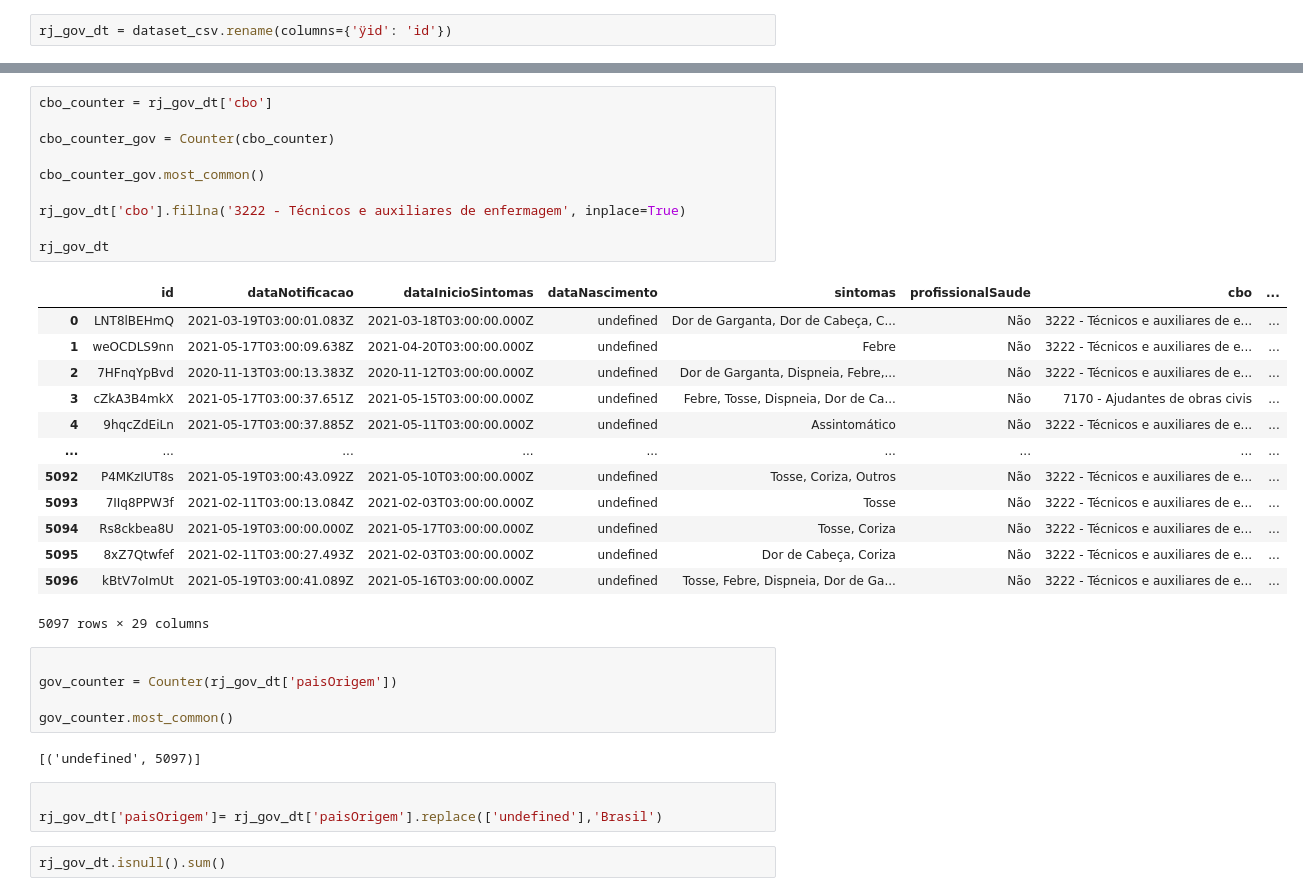
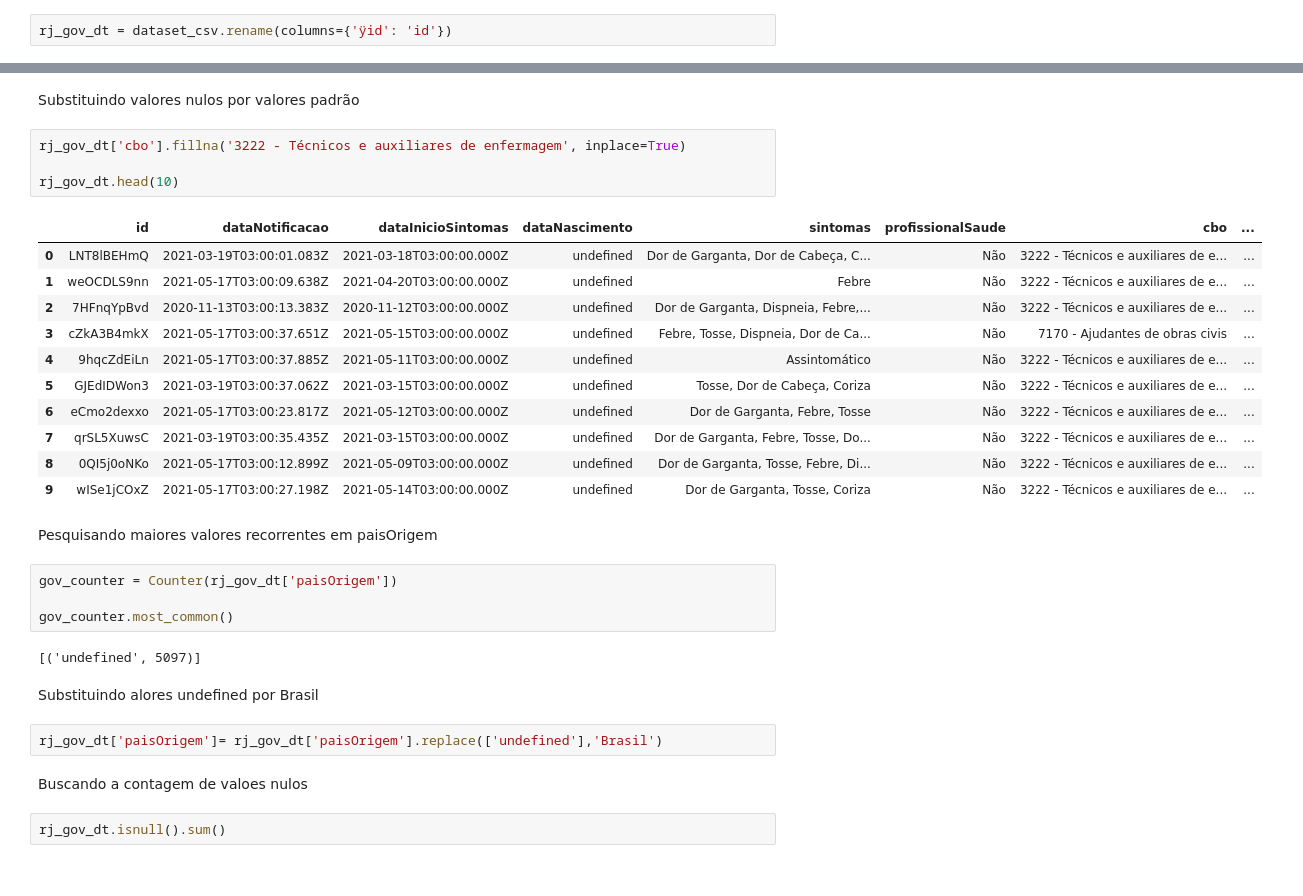
Before and after one commit to VagnerProjects/DataScience-Covid, a Jupyter notebook: SusCovid.ipynb, the cells around one changed output, grey strips where cells are left out. Saved outputs shown, nothing was run; the diff lists cells and outputs as text.

```diff
--- a/SusCovid.ipynb
+++ b/SusCovid.ipynb
@@ -27,37 +54,35 @@ rj_gov_dt.loc[pd.notnull(rj_gov_dt['cbo'])]
+# %% [markdown]
+Substituindo valores nulos por valores padrão
 # %%
-cbo_counter = rj_gov_dt['cbo']
-
-cbo_counter_gov = Counter(cbo_counter)
-
-cbo_counter_gov.most_common()
-
 rj_gov_dt['cbo'].fillna('3222 - Técnicos e auxiliares de enfermagem', inplace=True)
 
-rj_gov_dt
+rj_gov_dt.head(10)
 # %% [output]
 |  | id | dataNotificacao | dataInicioSintomas | dataNascimento | sintomas | profissionalSaude | cbo | ... |
 | 0 | LNT8lBEHmQ | 2021-03-19T03:00:01.083Z | 2021-03-18T03:00:00.000Z | undefined | Dor de Garganta, Dor de Cabeça, C... | Não | 3222 - Técnicos e auxiliares de e... | ... |
 | 1 | weOCDLS9nn | 2021-05-17T03:00:09.638Z | 2021-04-20T03:00:00.000Z | undefined | Febre | Não | 3222 - Técnicos e auxiliares de e... | ... |
 | 2 | 7HFnqYpBvd | 2020-11-13T03:00:13.383Z | 2020-11-12T03:00:00.000Z | undefined | Dor de Garganta, Dispneia, Febre,... | Não | 3222 - Técnicos e auxiliares de e... | ... |
 | 3 | cZkA3B4mkX | 2021-05-17T03:00:37.651Z | 2021-05-15T03:00:00.000Z | undefined | Febre, Tosse, Dispneia, Dor de Ca... | Não | 7170 - Ajudantes de obras civis | ... |
 | 4 | 9hqcZdEiLn | 2021-05-17T03:00:37.885Z | 2021-05-11T03:00:00.000Z | undefined | Assintomático | Não | 3222 - Técnicos e auxiliares de e... | ... |
-| ... | ... | ... | ... | ... | ... | ... | ... | ... |
-| 5092 | P4MKzIUT8s | 2021-05-19T03:00:43.092Z | 2021-05-10T03:00:00.000Z | undefined | Tosse, Coriza, Outros | Não | 3222 - Técnicos e auxiliares de e... | ... |
-| 5093 | 7IIq8PPW3f | 2021-02-11T03:00:13.084Z | 2021-02-03T03:00:00.000Z | undefined | Tosse | Não | 3222 - Técnicos e auxiliares de e... | ... |
-| 5094 | Rs8ckbea8U | 2021-05-19T03:00:00.000Z | 2021-05-17T03:00:00.000Z | undefined | Tosse, Coriza | Não | 3222 - Técnicos e auxiliares de e... | ... |
-| 5095 | 8xZ7Qtwfef | 2021-02-11T03:00:27.493Z | 2021-02-03T03:00:00.000Z | undefined | Dor de Cabeça, Coriza | Não | 3222 - Técnicos e auxiliares de e... | ... |
-| 5096 | kBtV7oImUt | 2021-05-19T03:00:41.089Z | 2021-05-16T03:00:00.000Z | undefined | Tosse, Febre, Dispneia, Dor de Ga... | Não | 3222 - Técnicos e auxiliares de e... | ... |
+| 5 | GJEdIDWon3 | 2021-03-19T03:00:37.062Z | 2021-03-15T03:00:00.000Z | undefined | Tosse, Dor de Cabeça, Coriza | Não | 3222 - Técnicos e auxiliares de e... | ... |
+| 6 | eCmo2dexxo | 2021-05-17T03:00:23.817Z | 2021-05-12T03:00:00.000Z | undefined | Dor de Garganta, Febre, Tosse | Não | 3222 - Técnicos e auxiliares de e... | ... |
+| 7 | qrSL5XuwsC | 2021-03-19T03:00:35.435Z | 2021-03-15T03:00:00.000Z | undefined | Dor de Garganta, Febre, Tosse, Do... | Não | 3222 - Técnicos e auxiliares de e... | ... |
+| 8 | 0QI5j0oNKo | 2021-05-17T03:00:12.899Z | 2021-05-09T03:00:00.000Z | undefined | Dor de Garganta, Tosse, Febre, Di... | Não | 3222 - Técnicos e auxiliares de e... | ... |
+| 9 | wISe1jCOxZ | 2021-05-17T03:00:27.198Z | 2021-05-14T03:00:00.000Z | undefined | Dor de Garganta, Tosse, Coriza | Não | 3222 - Técnicos e auxiliares de e... | ... |
-5097 rows × 29 columns
+# %% [markdown]
+Pesquisando maiores valores recorrentes em paisOrigem
 # %%
-
 gov_counter = Counter(rj_gov_dt['paisOrigem'])
 
 gov_counter.most_common()
 # %% [output]
 [('undefined', 5097)]
+# %% [markdown]
+Substituindo alores undefined por Brasil
 # %%
-
 rj_gov_dt['paisOrigem']= rj_gov_dt['paisOrigem'].replace(['undefined'],'Brasil')
+# %% [markdown]
+Buscando a contagem de valoes nulos
 # %%
 rj_gov_dt.isnull().sum()
 # %% [output]
```
Also changed, not shown: parts of 17 cells of this notebook.
